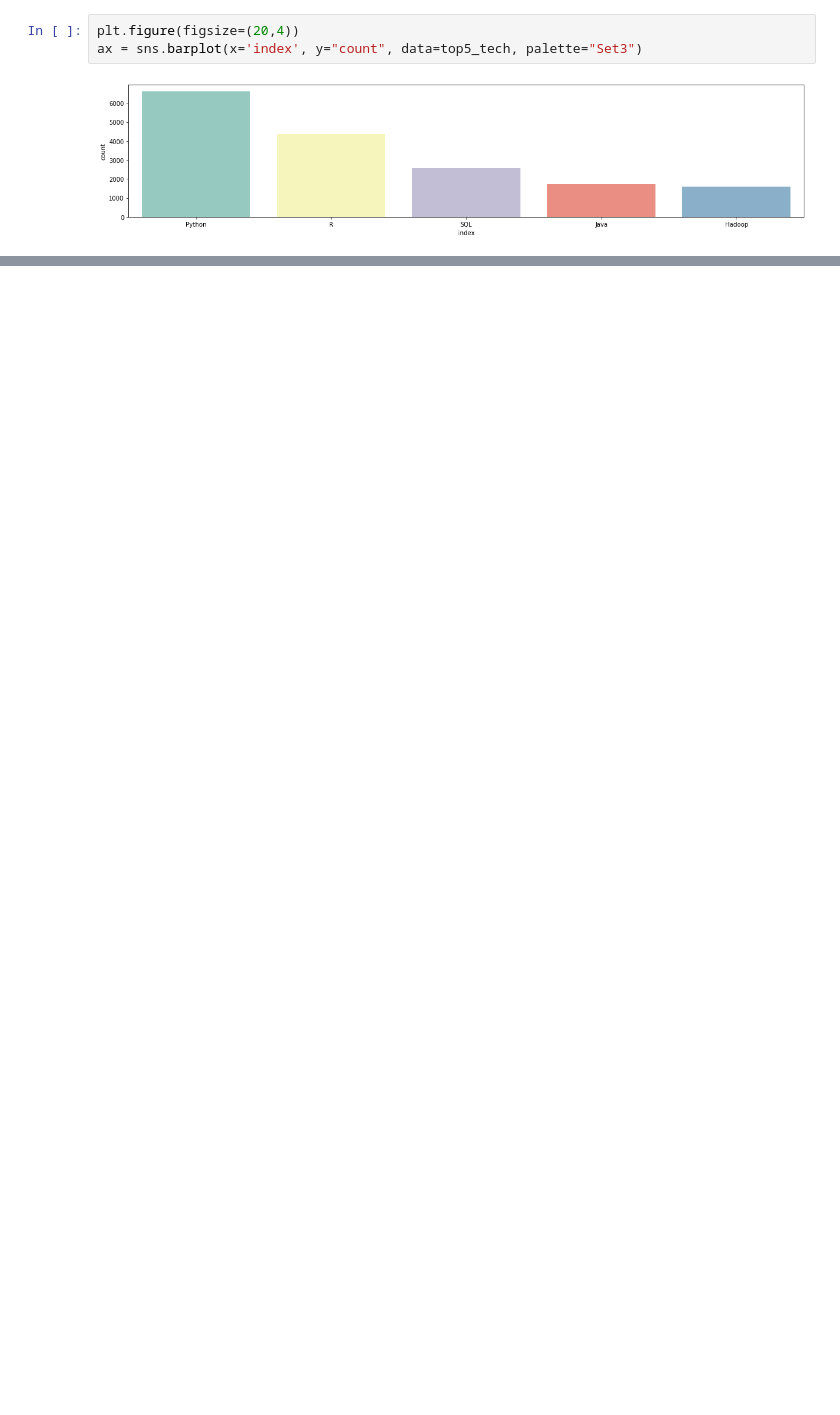
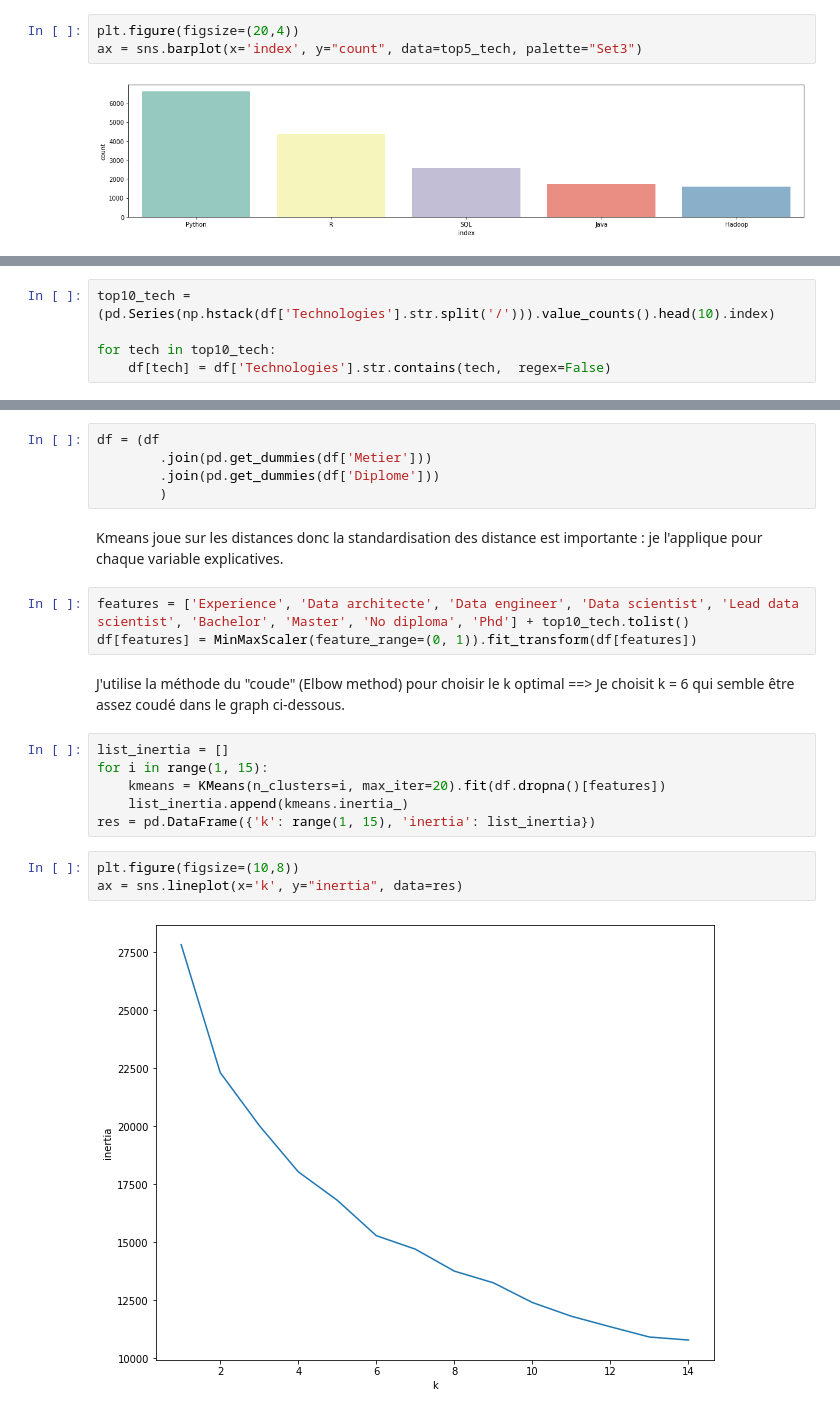
Before and after one commit to PintoAntoine/test_technique, a Jupyter notebook: test.ipynb, the cells around one changed output, grey strips where cells are left out. Cells and saved outputs as stored; diff of their text form; blank space fills up the shorter version.

```diff
--- a/test.ipynb
+++ b/test.ipynb
@@ -94,0 +110,5 @@ ax = sns.barplot(x='index', y="count", data=top5_tech, palette="Set3")
+# %%
+top10_tech = (pd.Series(np.hstack(df['Technologies'].str.split('/'))).value_counts().head(10).index)
+
+for tech in top10_tech:
+    df[tech] = df['Technologies'].str.contains(tech,  regex=False)
@@ -94,0 +117,23 @@ ax = sns.barplot(x='index', y="count", data=top5_tech, palette="Set3")
+# %%
+df = (df
+        .join(pd.get_dummies(df['Metier']))
+        .join(pd.get_dummies(df['Diplome']))
+        )
+# %% [markdown]
+Kmeans joue sur les distances donc la standardisation des distance est importante : je l'applique pour chaque variable explicatives.
+# %%
+features = ['Experience', 'Data architecte', 'Data engineer', 'Data scientist', 'Lead data scientist', 'Bachelor', 'Master', 'No diploma', 'Phd'] + top10_tech.tolist()
+df[features] = MinMaxScaler(feature_range=(0, 1)).fit_transform(df[features])
+# %% [markdown]
+J'utilise la méthode du "coude" (Elbow method) pour choisir le k optimal ==> Je choisit k = 6 qui semble être assez coudé dans le graph ci-dessous.
+# %%
+list_inertia = []
+for i in range(1, 15):
+    kmeans = KMeans(n_clusters=i, max_iter=20).fit(df.dropna()[features])
+    list_inertia.append(kmeans.inertia_)
+res = pd.DataFrame({'k': range(1, 15), 'inertia': list_inertia})
+# %%
+plt.figure(figsize=(10,8))
+ax = sns.lineplot(x='k', y="inertia", data=res)
+# %% [output]
+[figure, added]
```
Also changed, not shown: parts of 20 cells of this notebook.
